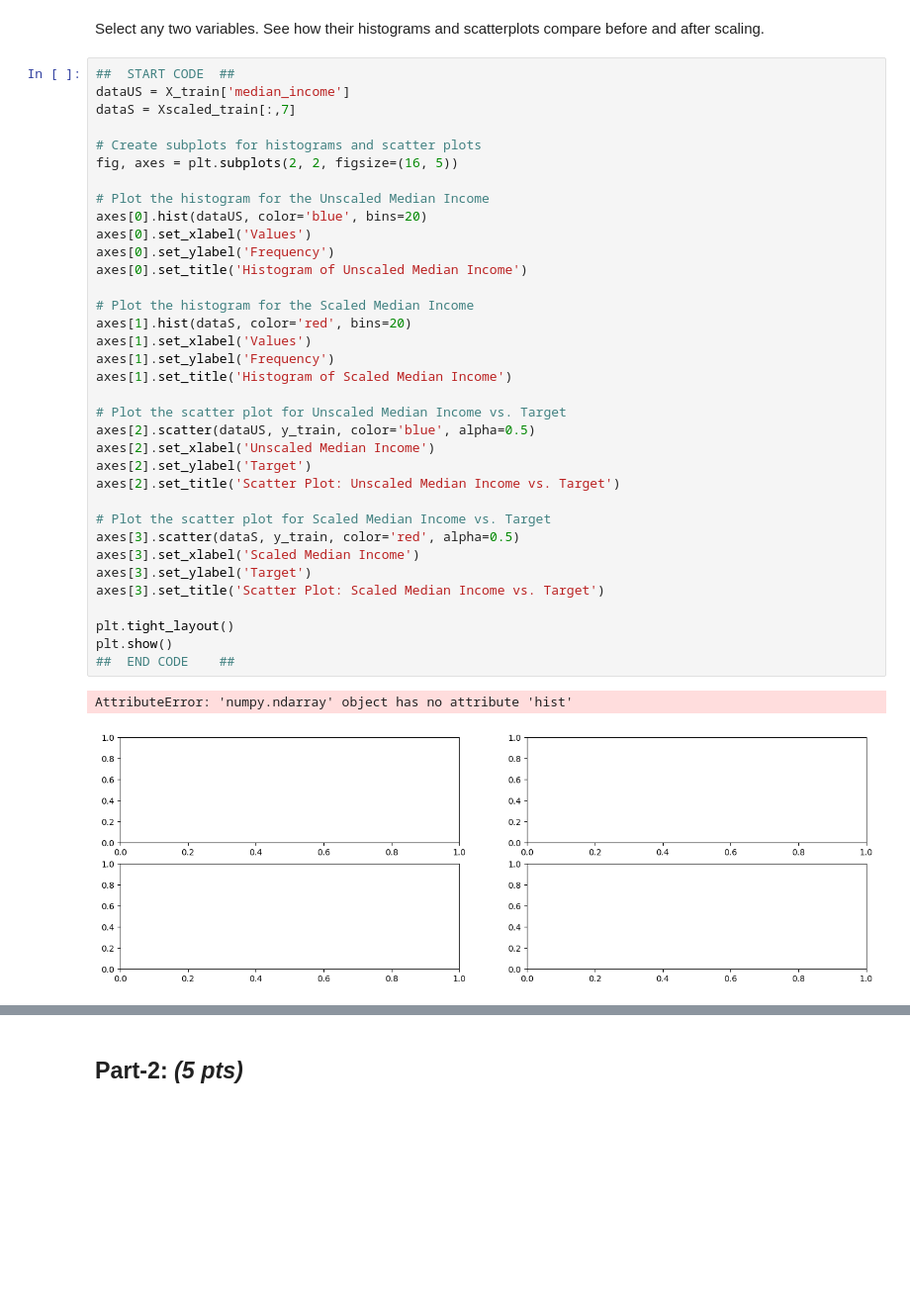
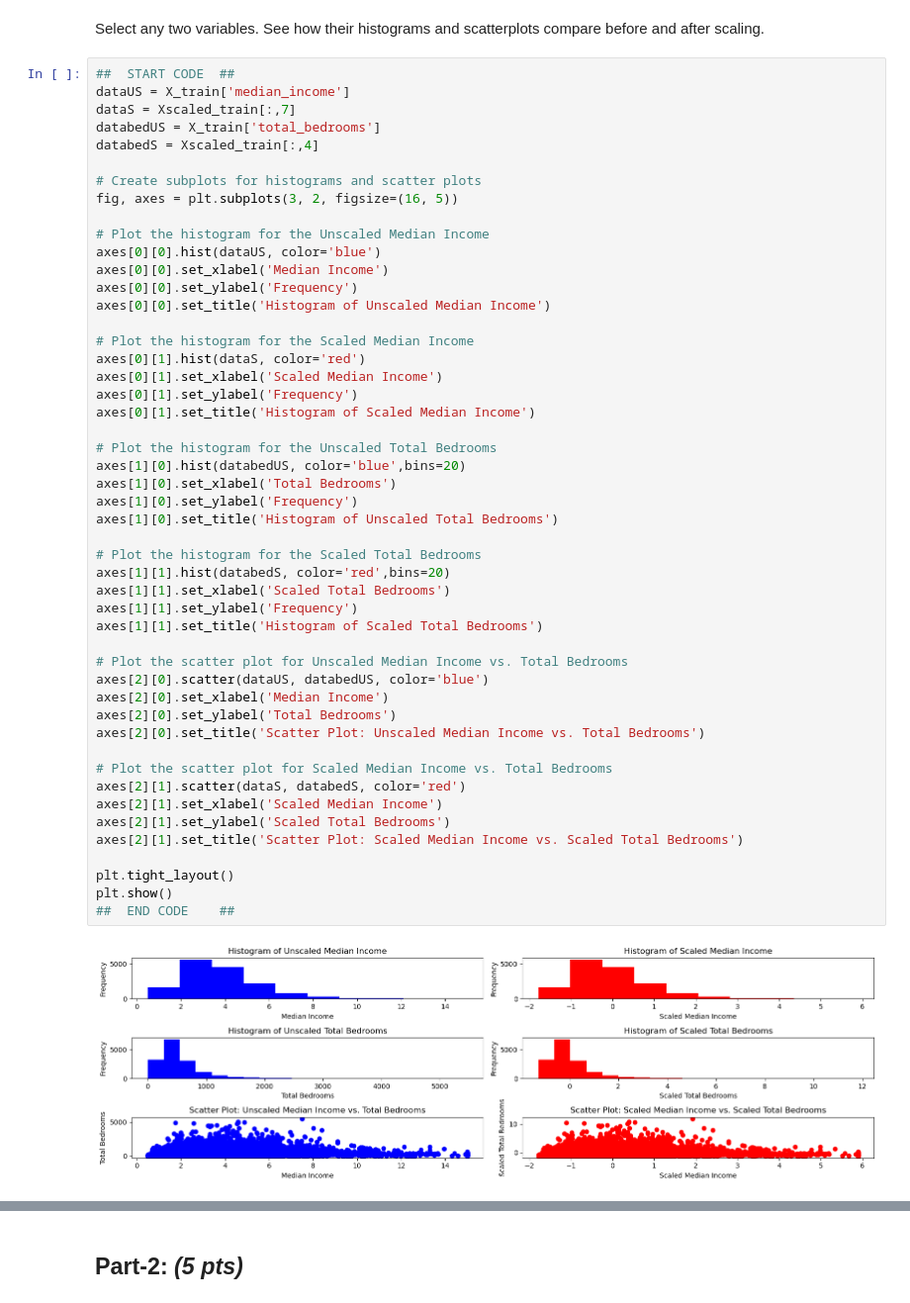
Before and after one commit to milindbhatiaa/Advance_Machine_Learning, a Jupyter notebook: HW_1_Milind_Bhatia.ipynb, the cells around one changed output, grey strips where cells are left out. Shown at 99% size. Cells and saved outputs as stored; diff of their text form; blank space fills up the shorter version.

```diff
--- a/HW_1_Milind_Bhatia.ipynb
+++ b/HW_1_Milind_Bhatia.ipynb
@@ -191,39 +219,52 @@ Select any two variables. See how their histograms and scatterplots compare befo
 # %%
 ##  START CODE  ##
 dataUS = X_train['median_income']
 dataS = Xscaled_train[:,7]
+databedUS = X_train['total_bedrooms']
+databedS = Xscaled_train[:,4]
 
 # Create subplots for histograms and scatter plots
-fig, axes = plt.subplots(2, 2, figsize=(16, 5))
+fig, axes = plt.subplots(3, 2, figsize=(16, 5))
 
 # Plot the histogram for the Unscaled Median Income
-axes[0].hist(dataUS, color='blue', bins=20)
-axes[0].set_xlabel('Values')
-axes[0].set_ylabel('Frequency')
-axes[0].set_title('Histogram of Unscaled Median Income')
+axes[0][0].hist(dataUS, color='blue')
+axes[0][0].set_xlabel('Median Income')
+axes[0][0].set_ylabel('Frequency')
+axes[0][0].set_title('Histogram of Unscaled Median Income')
 
 # Plot the histogram for the Scaled Median Income
-axes[1].hist(dataS, color='red', bins=20)
-axes[1].set_xlabel('Values')
-axes[1].set_ylabel('Frequency')
-axes[1].set_title('Histogram of Scaled Median Income')
+axes[0][1].hist(dataS, color='red')
+axes[0][1].set_xlabel('Scaled Median Income')
+axes[0][1].set_ylabel('Frequency')
+axes[0][1].set_title('Histogram of Scaled Median Income')
 
-# Plot the scatter plot for Unscaled Median Income vs. Target
-axes[2].scatter(dataUS, y_train, color='blue', alpha=0.5)
-axes[2].set_xlabel('Unscaled Median Income')
-axes[2].set_ylabel('Target')
-axes[2].set_title('Scatter Plot: Unscaled Median Income vs. Target')
+# Plot the histogram for the Unscaled Total Bedrooms
+axes[1][0].hist(databedUS, color='blue',bins=20)
+axes[1][0].set_xlabel('Total Bedrooms')
+axes[1][0].set_ylabel('Frequency')
+axes[1][0].set_title('Histogram of Unscaled Total Bedrooms')
 
-# Plot the scatter plot for Scaled Median Income vs. Target
-axes[3].scatter(dataS, y_train, color='red', alpha=0.5)
-axes[3].set_xlabel('Scaled Median Income')
-axes[3].set_ylabel('Target')
-axes[3].set_title('Scatter Plot: Scaled Median Income vs. Target')
+# Plot the histogram for the Scaled Total Bedrooms
+axes[1][1].hist(databedS, color='red',bins=20)
+axes[1][1].set_xlabel('Scaled Total Bedrooms')
+axes[1][1].set_ylabel('Frequency')
+axes[1][1].set_title('Histogram of Scaled Total Bedrooms')
+
+# Plot the scatter plot for Unscaled Median Income vs. Total Bedrooms
+axes[2][0].scatter(dataUS, databedUS, color='blue')
+axes[2][0].set_xlabel('Median Income')
+axes[2][0].set_ylabel('Total Bedrooms')
+axes[2][0].set_title('Scatter Plot: Unscaled Median Income vs. Total Bedrooms')
+
+# Plot the scatter plot for Scaled Median Income vs. Total Bedrooms
+axes[2][1].scatter(dataS, databedS, color='red')
+axes[2][1].set_xlabel('Scaled Median Income')
+axes[2][1].set_ylabel('Scaled Total Bedrooms')
+axes[2][1].set_title('Scatter Plot: Scaled Median Income vs. Scaled Total Bedrooms')
 
 plt.tight_layout()
 plt.show()
 ##  END CODE    ##
 # %% [output]
-AttributeError: 'numpy.ndarray' object has no attribute 'hist'
-[figure, old version]
+[figure, new version]
 # %% [markdown]
```
Also changed, not shown: parts of 6 cells of this notebook.
